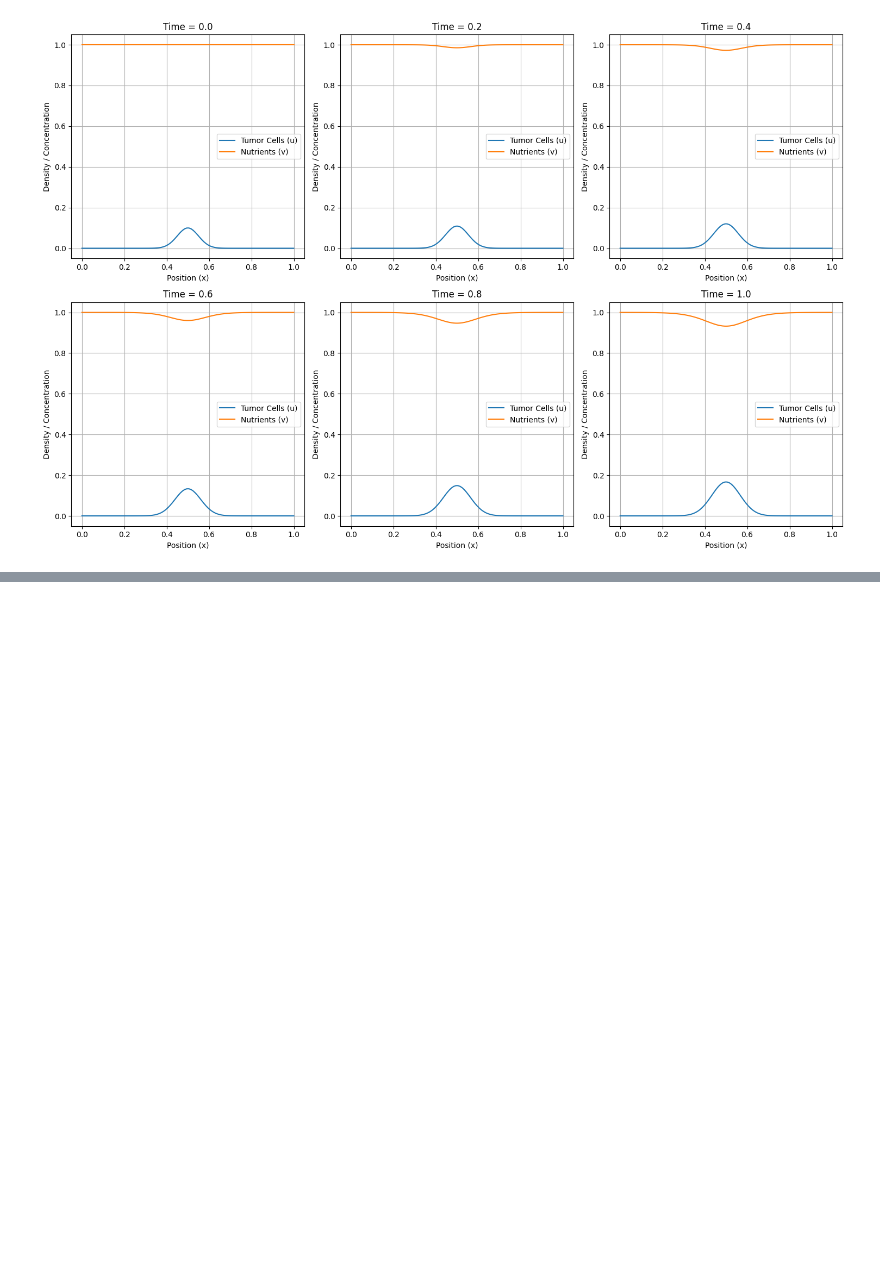
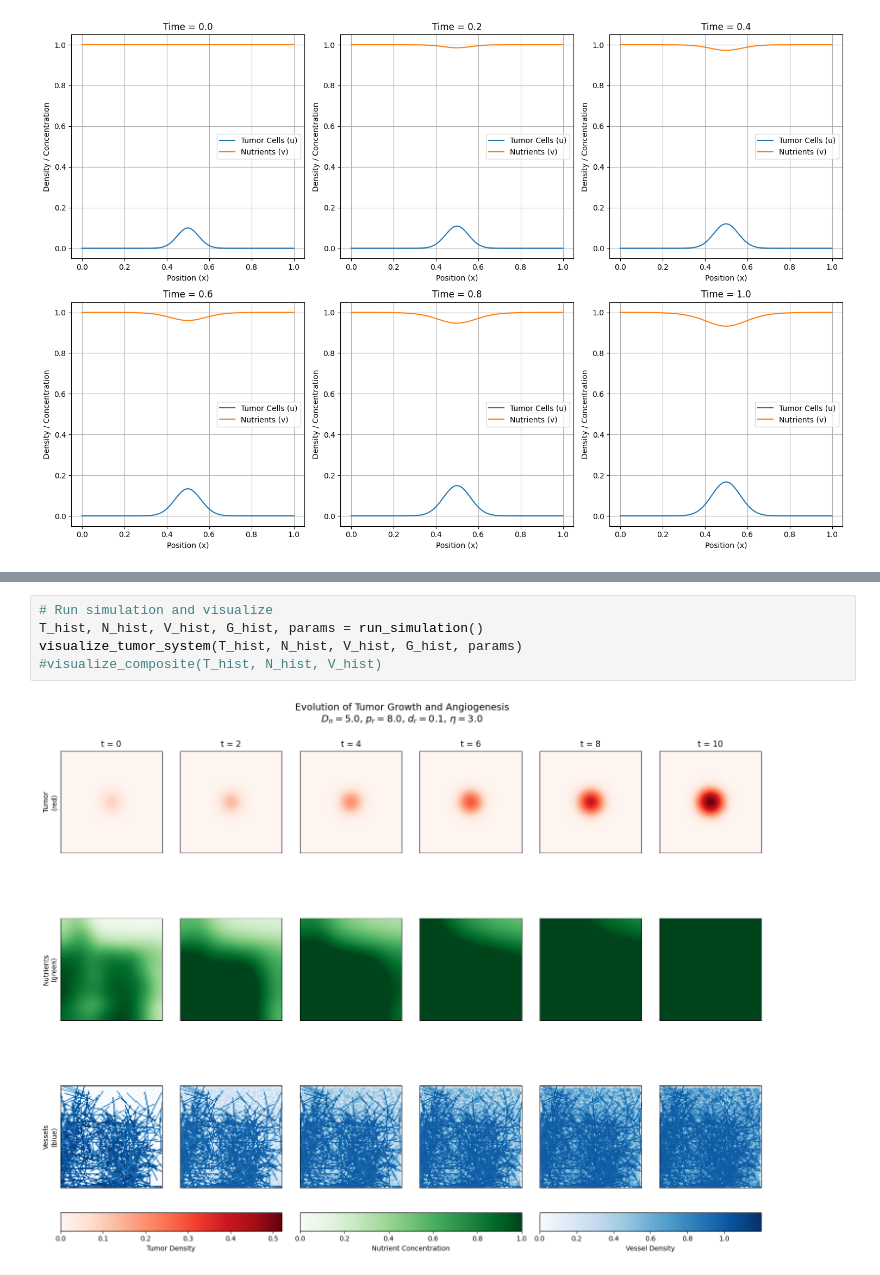
Before and after one commit to MMIV-ML/BMED365-2025, a Jupyter notebook: Lab5-Comp-Mod/notebooks/02-tumor-growth.ipynb, the cells around one changed output, grey strips where cells are left out. Saved outputs shown, nothing was run; the diff lists cells and outputs as text; blank space fills up the shorter version.

```diff
--- a/Lab5-Comp-Mod/notebooks/02-tumor-growth.ipynb
+++ b/Lab5-Comp-Mod/notebooks/02-tumor-growth.ipynb
@@ -874,0 +801,7 @@ This implementation fulfills the request by providing a dynamic, visual represen
+# %%
+# Run simulation and visualize
+T_hist, N_hist, V_hist, G_hist, params = run_simulation()
+visualize_tumor_system(T_hist, N_hist, V_hist, G_hist, params)
+#visualize_composite(T_hist, N_hist, V_hist)
+# %% [output]
+[figure, added]
```
Also changed, not shown: parts of 25 cells of this notebook.
